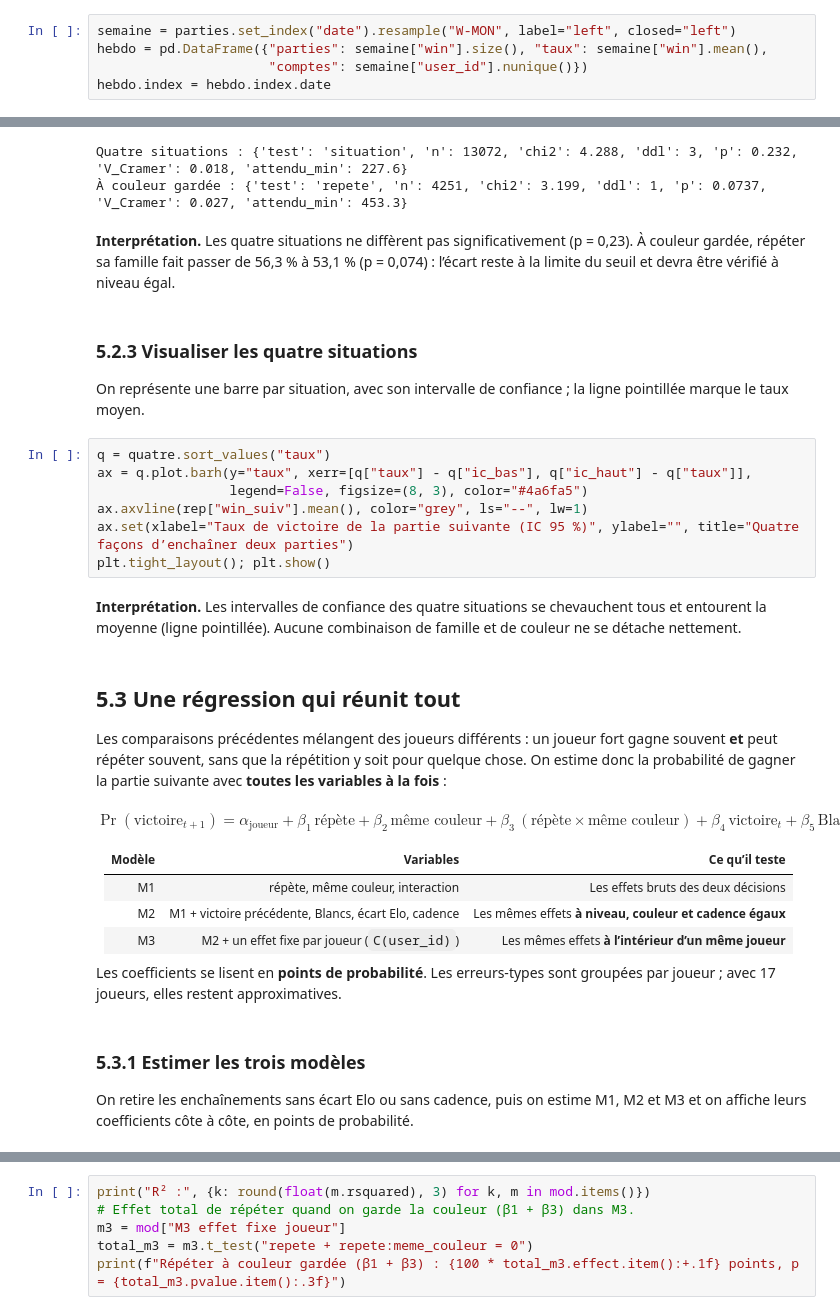
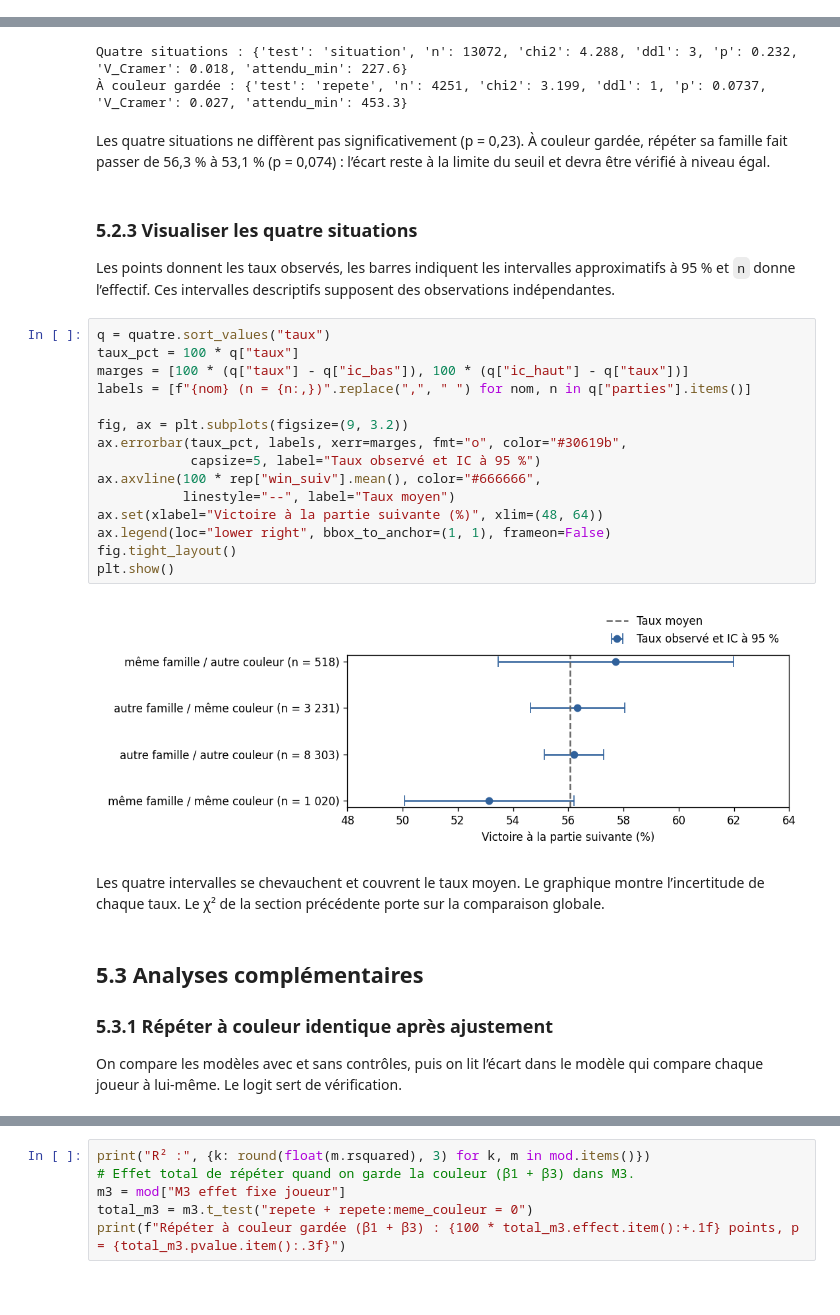
Before and after one commit to Hadrienfonrojet/ANALYSE-MARCHE-, a Jupyter notebook: QueensGambit.ipynb, the cells around one changed output, grey strips where cells are left out. Drawn from its saved outputs; the diff is of its cells as text.

```diff
--- a/QueensGambit.ipynb
+++ b/QueensGambit.ipynb
@@ -494,5 +483,0 @@ On compte les parties, les comptes actifs et le taux de victoire de chaque semai
-# %%
-semaine = parties.set_index("date").resample("W-MON", label="left", closed="left")
-hebdo = pd.DataFrame({"parties": semaine["win"].size(), "taux": semaine["win"].mean(),
-                      "comptes": semaine["user_id"].nunique()})
-hebdo.index = hebdo.index.date
@@ -957,38 +879,36 @@ t = chi2(rep[rep.meme_couleur == 1], "repete"); tests.append({**t, "test": "rép
 Quatre situations : {'test': 'situation', 'n': 13072, 'chi2': 4.288, 'ddl': 3, 'p': 0.232, 'V_Cramer': 0.018, 'attendu_min': 227.6}
 À couleur gardée : {'test': 'repete', 'n': 4251, 'chi2': 3.199, 'ddl': 1, 'p': 0.0737, 'V_Cramer': 0.027, 'attendu_min': 453.3}
 # %% [markdown]
-**Interprétation.** Les quatre situations ne diffèrent pas significativement (p = 0,23). À couleur gardée, répéter sa famille fait passer de 56,3 % à 53,1 % (p = 0,074) : l’écart reste à la limite du seuil et devra être vérifié à niveau égal.
+Les quatre situations ne diffèrent pas significativement (p = 0,23). À couleur gardée, répéter sa famille fait passer de 56,3 % à 53,1 % (p = 0,074) : l’écart reste à la limite du seuil et devra être vérifié à niveau égal.
 # %% [markdown]
 ### 5.2.3 Visualiser les quatre situations
 
-On représente une barre par situation, avec son intervalle de confiance ; la ligne pointillée marque le taux moyen.
+Les points donnent les taux observés, les barres indiquent les intervalles approximatifs à 95 % et `n` donne l’effectif. Ces intervalles descriptifs supposent des observations indépendantes.
 # %%
 q = quatre.sort_values("taux")
-ax = q.plot.barh(y="taux", xerr=[q["taux"] - q["ic_bas"], q["ic_haut"] - q["taux"]],
-                 legend=False, figsize=(8, 3), color="#4a6fa5")
-ax.axvline(rep["win_suiv"].mean(), color="grey", ls="--", lw=1)
-ax.set(xlabel="Taux de victoire de la partie suivante (IC 95 %)", ylabel="", title="Quatre façons d’enchaîner deux parties")
-plt.tight_layout(); plt.show()
+taux_pct = 100 * q["taux"]
+marges = [100 * (q["taux"] - q["ic_bas"]), 100 * (q["ic_haut"] - q["taux"])]
+labels = [f"{nom} (n = {n:,})".replace(",", " ") for nom, n in q["parties"].items()]
+
+fig, ax = plt.subplots(figsize=(9, 3.2))
+ax.errorbar(taux_pct, labels, xerr=marges, fmt="o", color="#30619b",
+            capsize=5, label="Taux observé et IC à 95 %")
+ax.axvline(100 * rep["win_suiv"].mean(), color="#666666",
+           linestyle="--", label="Taux moyen")
+ax.set(xlabel="Victoire à la partie suivante (%)", xlim=(48, 64))
+ax.legend(loc="lower right", bbox_to_anchor=(1, 1), frameon=False)
+fig.tight_layout()
+plt.show()
+# %% [output]
+[figure, added]
 # %% [markdown]
-**Interprétation.** Les intervalles de confiance des quatre situations se chevauchent tous et entourent la moyenne (ligne pointillée). Aucune combinaison de famille et de couleur ne se détache nettement.
+Les quatre intervalles se chevauchent et couvrent le taux moyen. Le graphique montre l’incertitude de chaque taux. Le χ² de la section précédente porte sur la comparaison globale.
 # %% [markdown]
-## 5.3 Une régression qui réunit tout
+## 5.3 Analyses complémentaires
 
-Les comparaisons précédentes mélangent des joueurs différents : un joueur fort gagne souvent **et** peut répéter souvent, sans que la répétition y soit pour quelque chose. On estime donc la probabilité de gagner la partie suivante avec **toutes les variables à la fois** :
+### 5.3.1 Répéter à couleur identique après ajustement
 
-$$\Pr(\text{victoire}_{t+1}) = \alpha_{\text{joueur}} + \beta_1\,\text{répète} + \beta_2\,\text{même couleur} + \beta_3\,(\text{répète}\times\text{même couleur}) + \beta_4\,\text{victoire}_t + \beta_5\,\text{Blancs}_{t+1} + \beta_6\,\frac{\Delta \text{Elo}_{t+1}}{100} + \gamma_{\text{cadence}} + \varepsilon$$
-
-| Modèle | Variables | Ce qu’il teste |
-|---|---|---|
-| M1 | répète, même couleur, interaction | Les effets bruts des deux décisions |
-| M2 | M1 + victoire précédente, Blancs, écart Elo, cadence | Les mêmes effets **à niveau, couleur et cadence égaux** |
-| M3 | M2 + un effet fixe par joueur (`C(user_id)`) | Les mêmes effets **à l’intérieur d’un même joueur** |
-
-Les coefficients se lisent en **points de probabilité**. Les erreurs-types sont groupées par joueur ; avec 17 joueurs, elles restent approximatives.
+On compare les modèles avec et sans contrôles, puis on lit l’écart dans le modèle qui compare chaque joueur à lui-même. Le logit sert de vérification.
-# %% [markdown]
-### 5.3.1 Estimer les trois modèles
-
-On retire les enchaînements sans écart Elo ou sans cadence, puis on estime M1, M2 et M3 et on affiche leurs coefficients côte à côte, en points de probabilité.
 # %%
 donnees = rep.dropna(subset=["elo_suiv_100", "format_partie_suiv"]).copy()
 donnees["format_suiv"] = donnees["format_partie_suiv"].astype(str)
```
Also changed, not shown: parts of 136 cells of this notebook, 3 other files.
